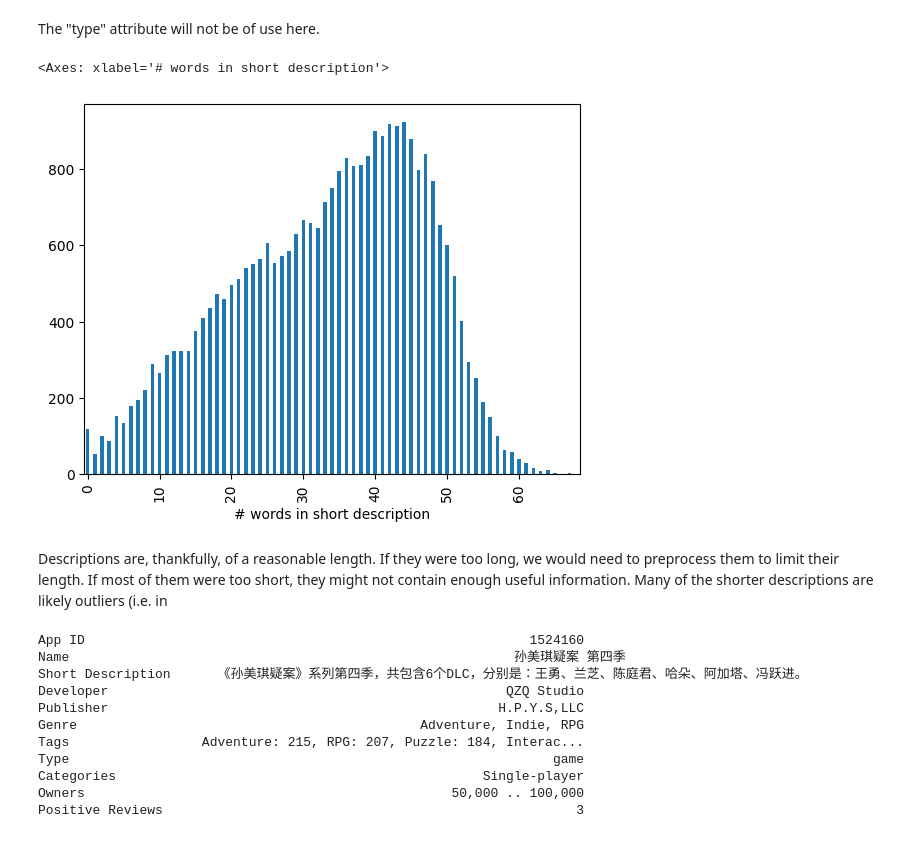
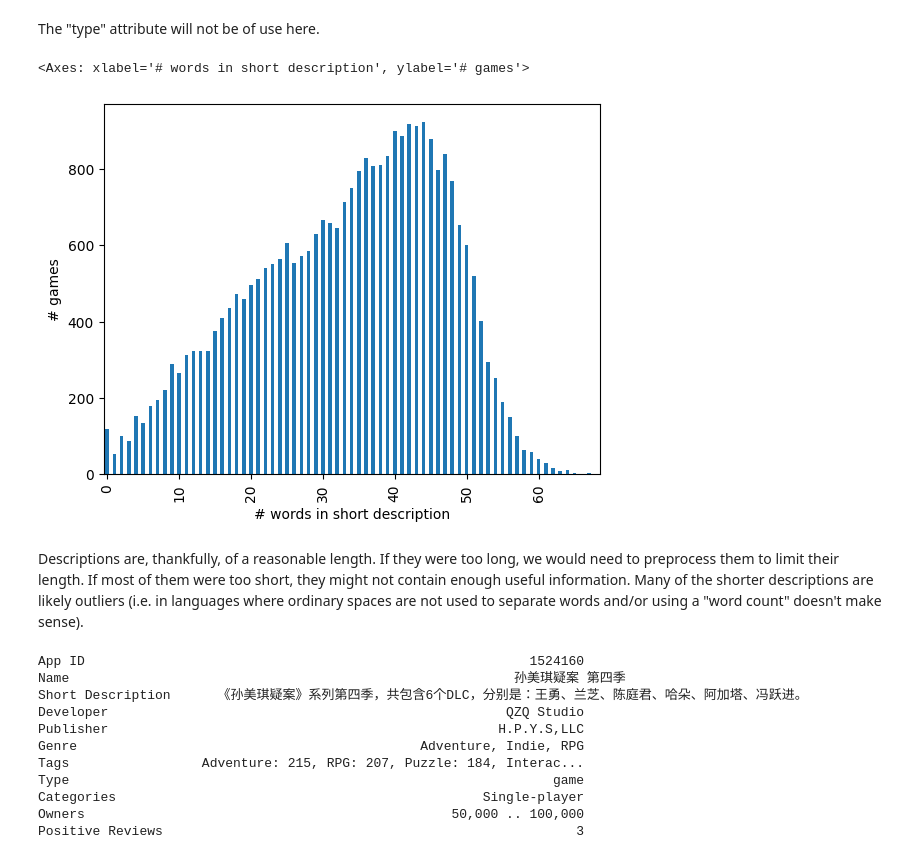
Before and after one commit to wallysands/csci5523project, a Jupyter notebook: Exploratory_Data_Analysis.ipynb, the cells around one changed output. Cells and saved outputs as stored; diff of their text form; code cells hidden in the pictures.

```diff
--- a/Exploratory_Data_Analysis.ipynb
+++ b/Exploratory_Data_Analysis.ipynb
@@ -54,12 +54,12 @@ Name: count, dtype: int64
 The "type" attribute will not be of use here.
 # %%
 lengths = steam_df['Short Description'].apply(lambda x: len(x.split())).sort_values()
-lengths.value_counts(sort=False).plot.bar(xticks=range(0,max(lengths),10),xlabel="# words in short description")
+lengths.value_counts(sort=False).plot.bar(xticks=range(0,max(lengths),10),xlabel="# words in short description",ylabel="# games")
 # %% [output]
-<Axes: xlabel='# words in short description'>
+<Axes: xlabel='# words in short description', ylabel='# games'>
-[figure, old version]
+[figure, new version]
 # %% [markdown]
-Descriptions are, thankfully, of a reasonable length. If they were too long, we would need to preprocess them to limit their length. If most of them were too short, they might not contain enough useful information. Many of the shorter descriptions are likely outliers (i.e. in
+Descriptions are, thankfully, of a reasonable length. If they were too long, we would need to preprocess them to limit their length. If most of them were too short, they might not contain enough useful information. Many of the shorter descriptions are likely outliers (i.e. in languages where ordinary spaces are not used to separate words and/or using a "word count" doesn't make sense).
 # %%
 steam_df.loc[16428]
 # %% [output]
```
Also changed, not shown: parts of 7 cells of this notebook, 1 other file.
